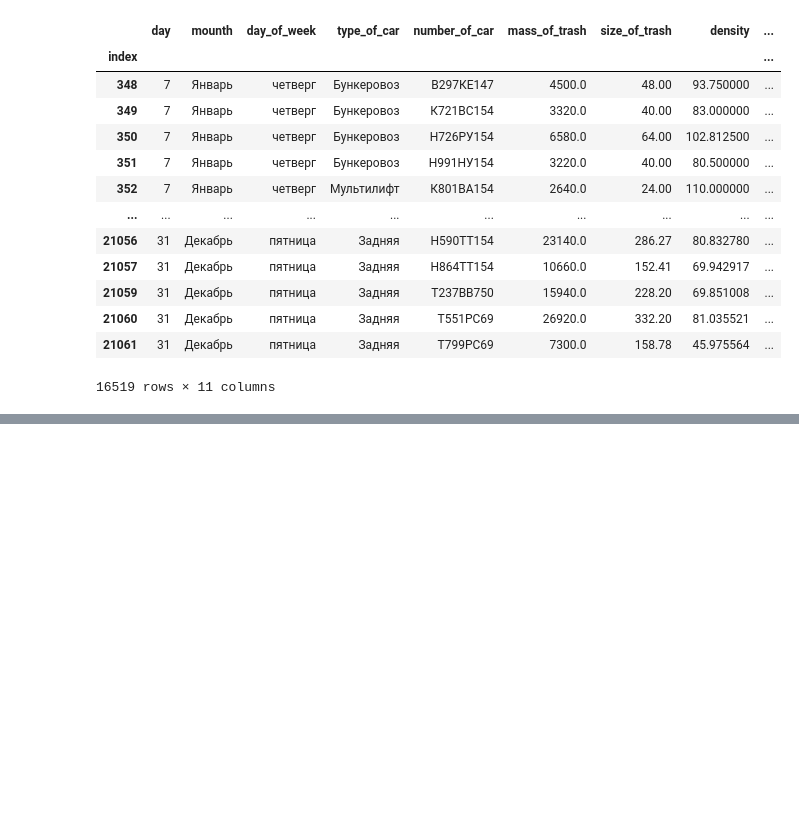
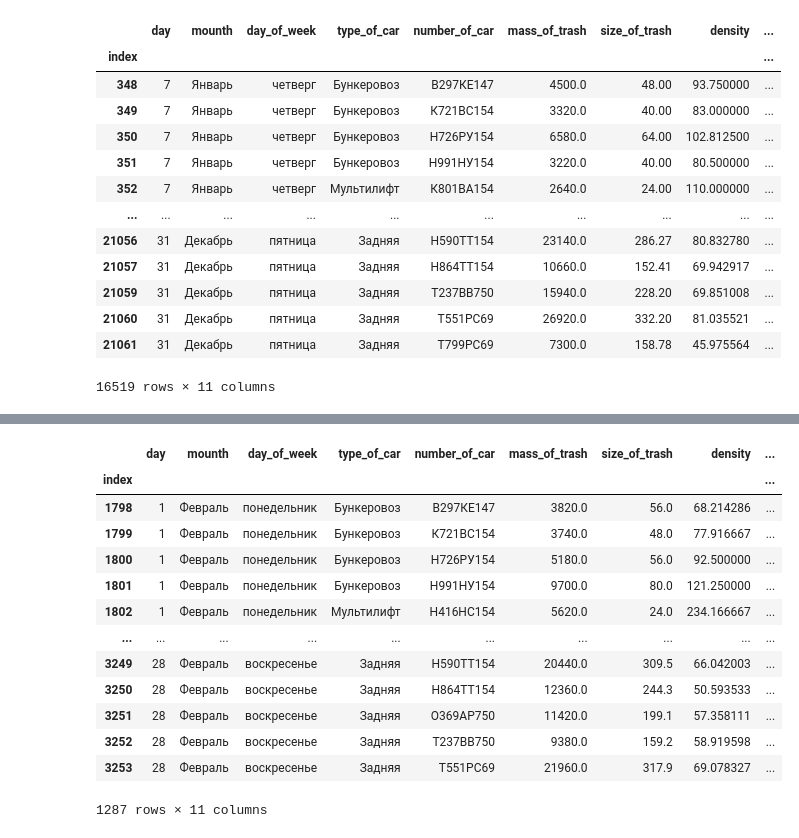
Before and after one commit to ssd2008/GWM, a Jupyter notebook: BMM.ipynb, the cells around one changed output, grey strips where cells are left out. Saved outputs shown, nothing was run; the diff lists cells and outputs as text; code cells hidden in the pictures; blank space fills up the shorter version.

```diff
--- a/BMM.ipynb
+++ b/BMM.ipynb
@@ -157,0 +162,4 @@ bd[-25 < bd['taverage']][bd['taverage'] < 25]
+# %%
+bd['size_of_trash'] = bd['size_of_trash'].str.replace(' ', '')
+bd['size_of_trash'] = bd['size_of_trash'].str.replace(',', '.').astype(float)
+bd.head()
@@ -157,0 +174,3 @@ bd[-25 < bd['taverage']][bd['taverage'] < 25]
+# %%
+bd = bd[bd['mass_of_trash'] != '0']
+bd.head()
@@ -157,0 +185,17 @@ bd[-25 < bd['taverage']][bd['taverage'] < 25]
+# %%
+bd[bd['mounth'] == 'Февраль']
+# %% [output]
+|  | day | mounth | day_of_week | type_of_car | number_of_car | mass_of_trash | size_of_trash | density | ... |
+| index |  |  |  |  |  |  |  |  | ... |
+| 1798 | 1 | Февраль | понедельник | Бункеровоз | В297КЕ147 | 3820.0 | 56.0 | 68.214286 | ... |
+| 1799 | 1 | Февраль | понедельник | Бункеровоз | К721ВС154 | 3740.0 | 48.0 | 77.916667 | ... |
+| 1800 | 1 | Февраль | понедельник | Бункеровоз | Н726РУ154 | 5180.0 | 56.0 | 92.500000 | ... |
+| 1801 | 1 | Февраль | понедельник | Бункеровоз | Н991НУ154 | 9700.0 | 80.0 | 121.250000 | ... |
+| 1802 | 1 | Февраль | понедельник | Мультилифт | Н416НС154 | 5620.0 | 24.0 | 234.166667 | ... |
+| ... | ... | ... | ... | ... | ... | ... | ... | ... | ... |
+| 3249 | 28 | Февраль | воскресенье | Задняя | Н590ТТ154 | 20440.0 | 309.5 | 66.042003 | ... |
+| 3250 | 28 | Февраль | воскресенье | Задняя | Н864ТТ154 | 12360.0 | 244.3 | 50.593533 | ... |
+| 3251 | 28 | Февраль | воскресенье | Задняя | О369АР750 | 11420.0 | 199.1 | 57.358111 | ... |
+| 3252 | 28 | Февраль | воскресенье | Задняя | Т237ВВ750 | 9380.0 | 159.2 | 58.919598 | ... |
+| 3253 | 28 | Февраль | воскресенье | Задняя | Т551РС69 | 21960.0 | 317.9 | 69.078327 | ... |
+1287 rows × 11 columns
```
Also changed, not shown: parts of 8 cells of this notebook.
